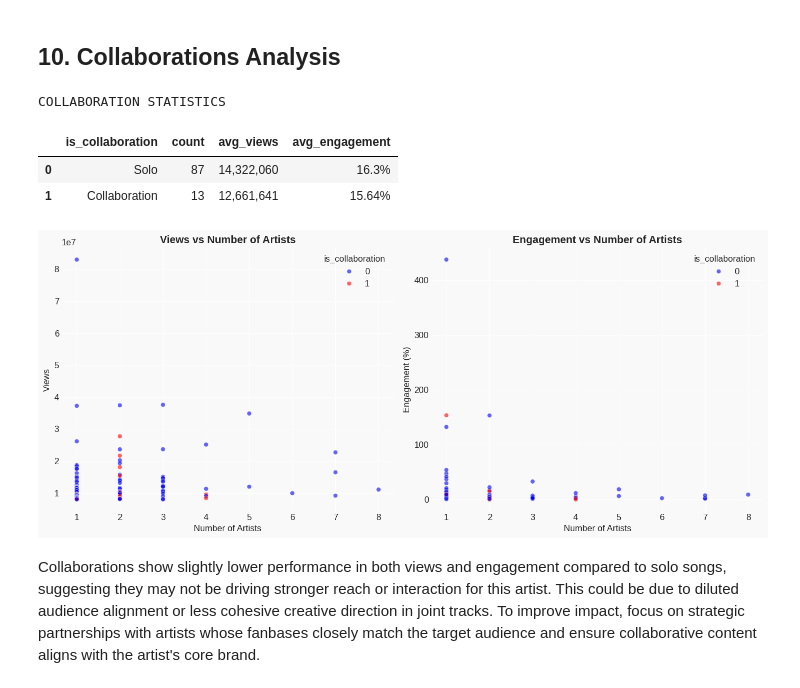
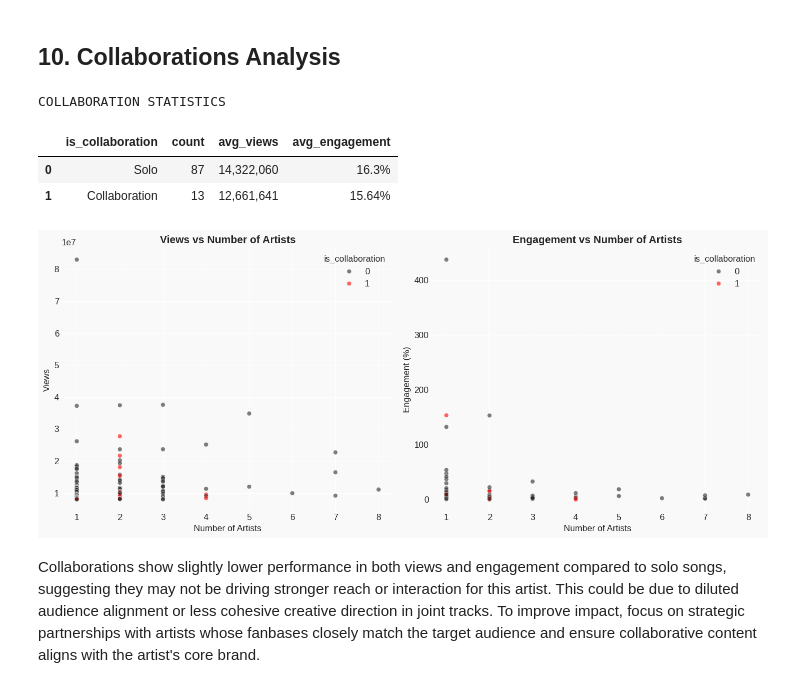
Before and after one commit to adroguetth/Music-Charts-Intelligence, a Jupyter notebook: Notebook_EN/weekly/youtube_charts_2026-W14.ipynb, the cells around one changed output. Drawn from its saved outputs; the diff is of its cells as text; code cells hidden in the pictures.

```diff
--- a/Notebook_EN/weekly/youtube_charts_2026-W14.ipynb
+++ b/Notebook_EN/weekly/youtube_charts_2026-W14.ipynb
@@ -69,7 +69,7 @@ conn.close()
 
 df['upload_date'] = pd.to_datetime(df['upload_date'], errors='coerce')
 df['upload_quarter'] = df['upload_date'].dt.quarter
-df['engagement'] = (df['likes'] / df['views'] * 100).round(2)
+df['engagement'] = np.where(df['views'] > 0, (df['likes'] / df['views'] * 100).round(2), 0.0)
 
 print(f"Loaded {len(df)} songs, {df.shape[1]} columns")
 df.head()
@@ -946,36 +953,37 @@ collab_stats = df.groupby('is_collaboration').agg(
 
 collab_stats['is_collaboration'] = collab_stats['is_collaboration'].map({0: 'Solo', 1: 'Collaboration'})
 collab_stats['avg_views'] = collab_stats['avg_views'].apply(lambda x: f"{x:,.0f}")
 collab_stats['avg_engagement'] = collab_stats['avg_engagement'].round(2).astype(str) + '%'
 
 print("COLLABORATION STATISTICS")
 display(collab_stats)
 
 fig, axes = plt.subplots(1, 2, figsize=(14, 6))
 fig.patch.set_facecolor('#F9F9F9')
 axes[0].set_facecolor('#F9F9F9')
 axes[1].set_facecolor('#F9F9F9')
 
+# Updated colors: Solo = '#282828' (dark gray), Collaboration = 'red'
 sns.scatterplot(data=df, x='artist_count', y='views', hue='is_collaboration',
-                palette={0: 'blue', 1: 'red'}, ax=axes[0], alpha=0.6)
+                palette={0: '#282828', 1: 'red'}, ax=axes[0], alpha=0.6)
 axes[0].set_title('Views vs Number of Artists', fontweight='bold')
 axes[0].set_xlabel('Number of Artists')
 axes[0].set_ylabel('Views')
 
 sns.scatterplot(data=df, x='artist_count', y='engagement', hue='is_collaboration',
-                palette={0: 'blue', 1: 'red'}, ax=axes[1], alpha=0.6)
+                palette={0: '#282828', 1: 'red'}, ax=axes[1], alpha=0.6)
 axes[1].set_title('Engagement vs Number of Artists', fontweight='bold')
 axes[1].set_xlabel('Number of Artists')
 axes[1].set_ylabel('Engagement (%)')
 
 plt.tight_layout()
 plt.show()
 # %% [output]
 COLLABORATION STATISTICS
 |  | is_collaboration | count | avg_views | avg_engagement |
 | 0 | Solo | 87 | 14,322,060 | 16.3% |
 | 1 | Collaboration | 13 | 12,661,641 | 15.64% |
-[figure, old version]
+[figure, new version]
 # %% [markdown]
 Collaborations show slightly lower performance in both views and engagement compared to solo songs, suggesting they may not be driving stronger reach or interaction for this artist. This could be due to diluted audience alignment or less cohesive creative direction in joint tracks. To improve impact, focus on strategic partnerships with artists whose fanbases closely match the target audience and ensure collaborative content aligns with the artist's core brand.
 # %% [markdown]
```
Also changed, not shown: parts of 9 cells of this notebook, 3 other files.
